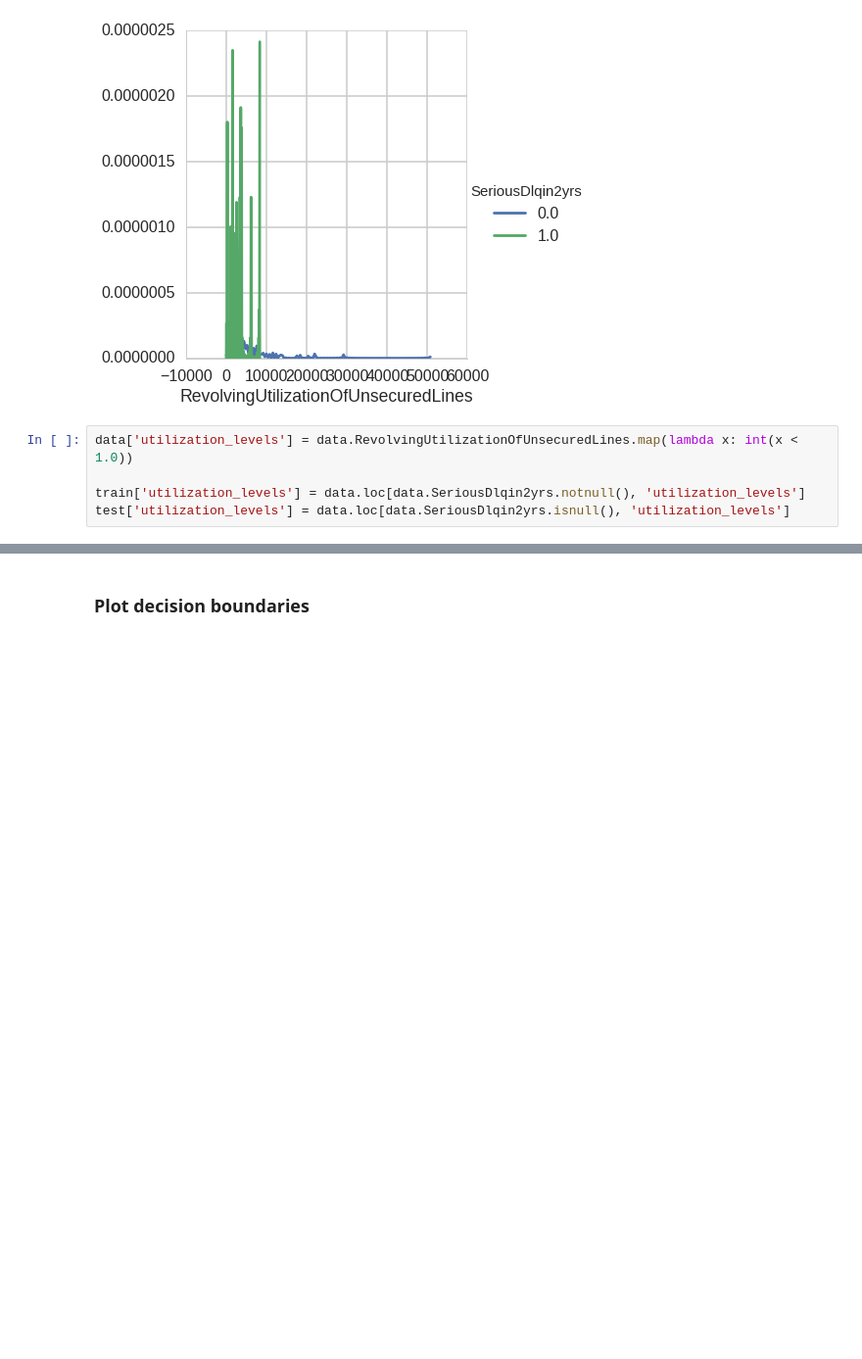
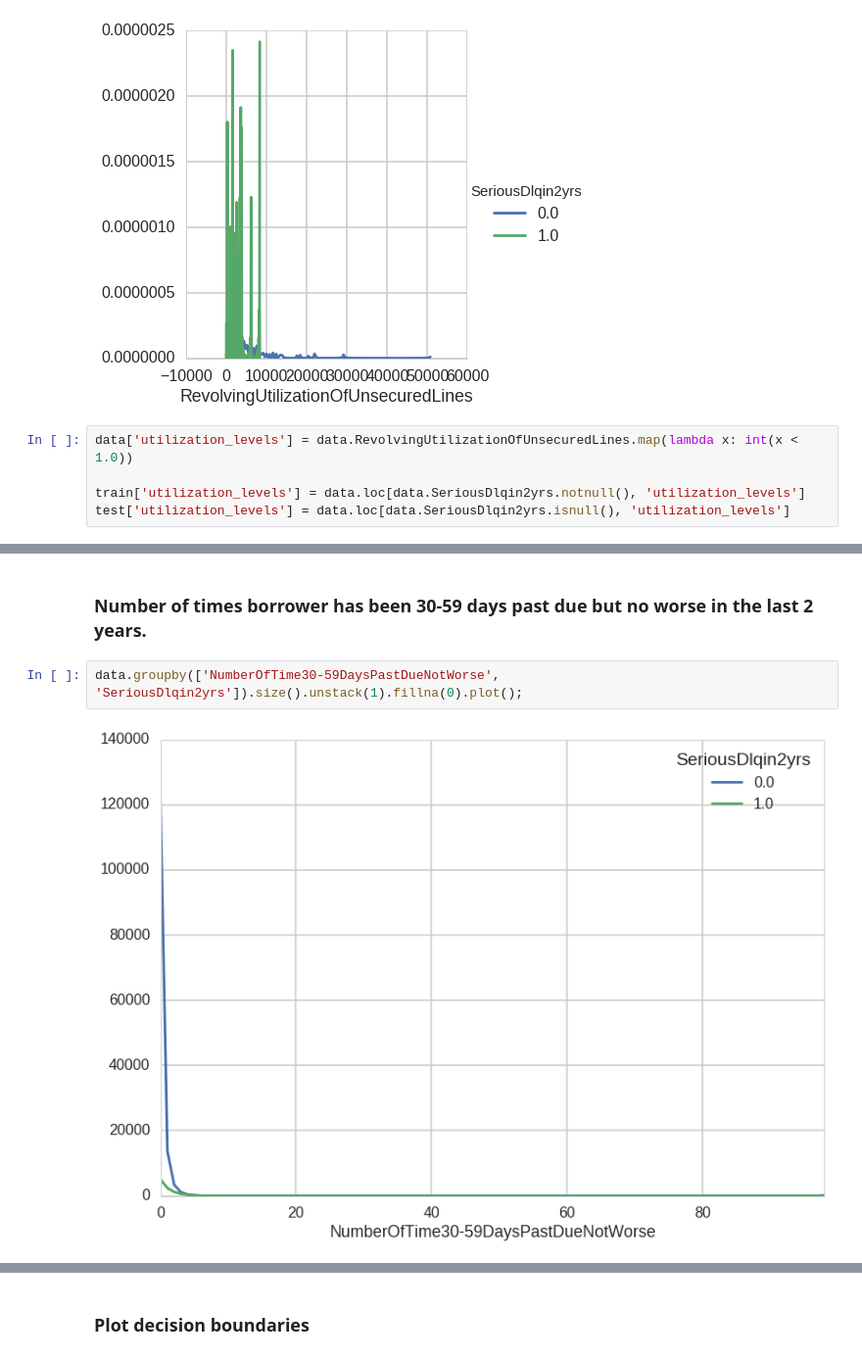
Before and after one commit to numb3r33/Give-Me-Credit, a Jupyter notebook: notebooks/Give-Me-Credit-Exploration.ipynb, the cells around one changed output, grey strips where cells are left out. Shown at 98% size. Saved outputs shown, nothing was run; the diff lists cells and outputs as text; blank space fills up the shorter version.

```diff
--- a/notebooks/Give-Me-Credit-Exploration.ipynb
+++ b/notebooks/Give-Me-Credit-Exploration.ipynb
@@ -115,0 +122,6 @@ test['utilization_levels'] = data.loc[data.SeriousDlqin2yrs.isnull(), 'utilizati
+# %% [markdown]
+### Number of times borrower has been 30-59 days past due but no worse in the last 2 years.
+# %%
+data.groupby(['NumberOfTime30-59DaysPastDueNotWorse', 'SeriousDlqin2yrs']).size().unstack(1).fillna(0).plot();
+# %% [output]
+[figure, added]
```
Also changed, not shown: parts of 18 cells of this notebook.
